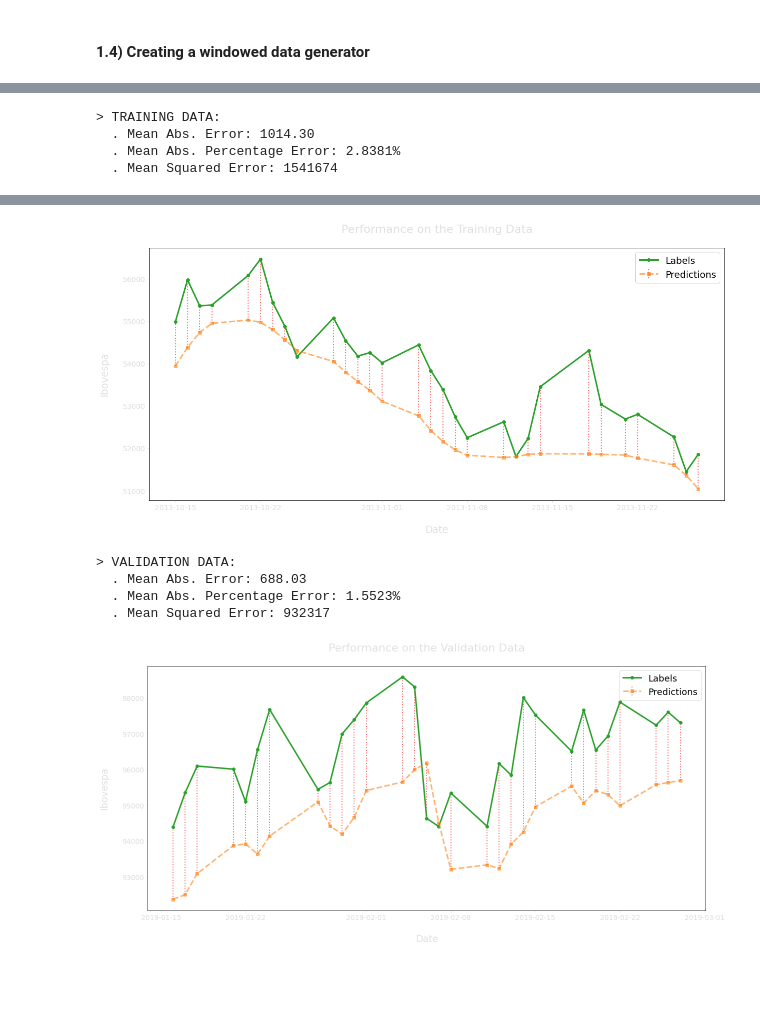
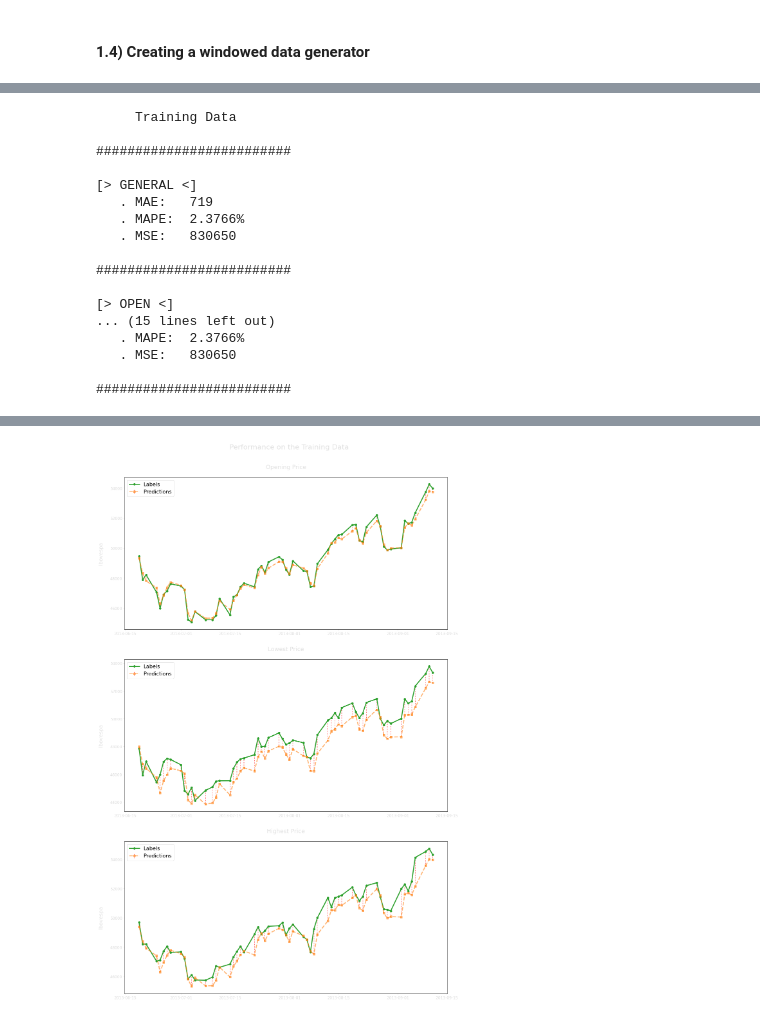
Before and after one commit to Talendar/stocks_prices_prediction, a Jupyter notebook: stocks_prediction.ipynb, the cells around one changed output, grey strips where cells are left out. Saved outputs shown, nothing was run; the diff lists cells and outputs as text; code cells hidden in the pictures; blank space fills up the shorter version.

```diff
--- a/stocks_prediction.ipynb
+++ b/stocks_prediction.ipynb
@@ -273,22 +402,13 @@ Sample label shape: (32, 1)
 # %%
 # building and compiling
-model = tf.keras.models.Sequential([
-    tf.keras.layers.LSTM(128, return_sequences=True),
-    tf.keras.layers.Dropout(0.3),
-    tf.keras.layers.LSTM(128, return_sequences=True),
-    tf.keras.layers.Dropout(0.3),
-    tf.keras.layers.LSTM(128, return_sequences=False),
-    tf.keras.layers.Dropout(0.3),
-    tf.keras.layers.Dense(128, activation="relu"),
-    tf.keras.layers.Dense(1, activation="linear"),
-])
-
-model.compile(loss=tf.losses.MeanAbsoluteError(),  #tf.losses.MeanSquaredError(),
-              optimizer=tf.optimizers.Adam(),)
-              #metrics=[tf.metrics.MeanAbsoluteError()])
+model = MultiLSTM()
+model.compile(loss=tf.losses.MeanSquaredError(),
+              optimizer=tf.optimizers.Adam(learning_rate=1e-3),
+              metrics=[tf.metrics.MeanAbsoluteError()])
+                       #tf.metrics.MeanAbsolutePercentageError()])
 
 # training
-epochs = 20
+epochs = 100
 history = model.fit(ds_train, validation_data=ds_val,
                     epochs=epochs,
                     callbacks=[ClearCallback()])
@@ -299,7 +419,7 @@ plt.rc('xtick',labelsize=12, color="#DCDCDC")
 plt.rc('ytick',labelsize=12, color="#DCDCDC")
 plt.rcParams.update({'legend.fontsize': 14, 'legend.handlelength': 2})
 
-plt.figure(figsize=(12, 7))
+plt.figure(figsize=(10, 6))
 plt.plot(range(epochs), history.history["loss"], 'r--')
 plt.plot(range(epochs), history.history["val_loss"], 'b-')
 plt.legend(['Training Loss', 'Validation Loss'])
@@ -314,12 +438,33 @@ plt.show();
 # %%
-print("> TRAINING DATA:")
-train_eval = eval(model,
-                  make_dataset(norm_train_data,
-                               norm_train_labels if NORMALIZE_LABELS else train_labels,
-                               shuffle=False),
-                  train_labels, "Performance on the Training Data\n")
+train_results = full_eval(
+    model=model,
+    dataset= make_dataset(norm_train_data,
+                          norm_train_labels if NORMALIZE_LABELS else train_labels,
+                          shuffle=False),
+    denorm_labels=train_labels,
+    title="Performance on the Training Data\n",
+    start_date="random",
+    plot_samples=60,
+)
+
+print("     Training Data\n")
+eval_print(train_results)
+Javascript("google.colab.output.setIframeHeight('600px');")
 # %% [output]
-> TRAINING DATA:
-  . Mean Abs. Error: 1014.30
-  . Mean Abs. Percentage Error: 2.8381%
-  . Mean Squared Error: 1541674
+     Training Data
+
+#########################
+
+[> GENERAL <]
+   . MAE:   719
+   . MAPE:  2.3766%
+   . MSE:   830650
+
+#########################
+
+[> OPEN <]
+... (15 lines left out)
+   . MAPE:  2.3766%
+   . MSE:   830650
+
+#########################
@@ -326,10 +472 @@ train_eval = eval(model,
-[figure, old version]
+[figure, new version]
-# %%
-print("> VALIDATION DATA:")
-val_eval = eval(model, ds_val, val_labels, "Performance on the Validation Data\n")
-# %% [output]
-> VALIDATION DATA:
-  . Mean Abs. Error: 688.03
-  . Mean Abs. Percentage Error: 1.5523%
-  . Mean Squared Error: 932317
-[figure, removed]
```
Also changed, not shown: parts of 20 cells of this notebook.
